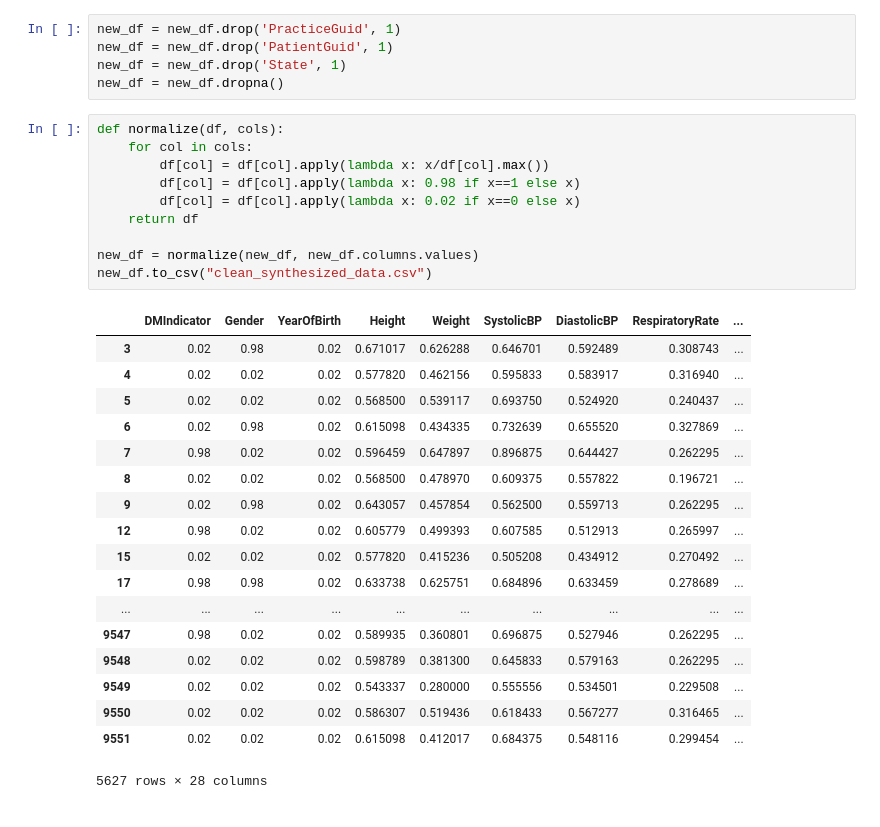
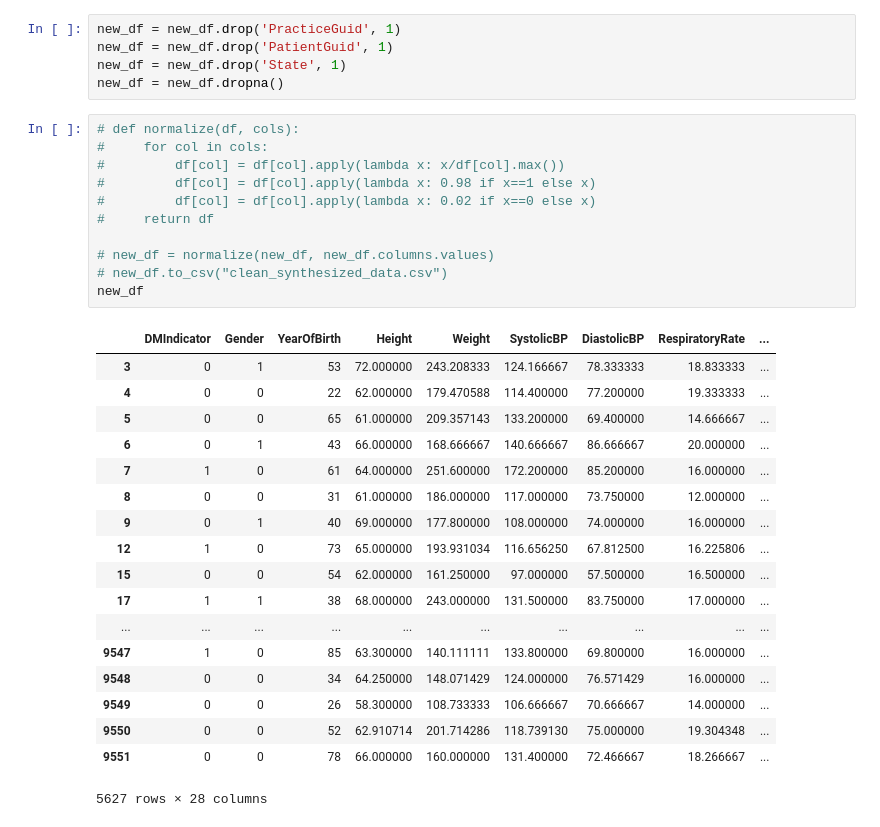
Before and after one commit to YuzhongHuang/Data-Science-Final, a Jupyter notebook: data/processed/Synthesizing.ipynb, the cells around one changed output. Saved outputs shown, nothing was run; the diff lists cells and outputs as text.

```diff
--- a/data/processed/Synthesizing.ipynb
+++ b/data/processed/Synthesizing.ipynb
@@ -16,31 +16,32 @@ new_df = new_df.drop('PatientGuid', 1)
 new_df = new_df.drop('State', 1)
 new_df = new_df.dropna()
 # %%
-def normalize(df, cols):
-    for col in cols:
-        df[col] = df[col].apply(lambda x: x/df[col].max())
-        df[col] = df[col].apply(lambda x: 0.98 if x==1 else x)
-        df[col] = df[col].apply(lambda x: 0.02 if x==0 else x)
-    return df
+# def normalize(df, cols):
+#     for col in cols:
+#         df[col] = df[col].apply(lambda x: x/df[col].max())
+#         df[col] = df[col].apply(lambda x: 0.98 if x==1 else x)
+#         df[col] = df[col].apply(lambda x: 0.02 if x==0 else x)
+#     return df
 
-new_df = normalize(new_df, new_df.columns.values)
-new_df.to_csv("clean_synthesized_data.csv")
+# new_df = normalize(new_df, new_df.columns.values)
+# new_df.to_csv("clean_synthesized_data.csv")
+new_df
 # %% [output]
 |  | DMIndicator | Gender | YearOfBirth | Height | Weight | SystolicBP | DiastolicBP | RespiratoryRate | ... |
-| 3 | 0.02 | 0.98 | 0.02 | 0.671017 | 0.626288 | 0.646701 | 0.592489 | 0.308743 | ... |
-| 4 | 0.02 | 0.02 | 0.02 | 0.577820 | 0.462156 | 0.595833 | 0.583917 | 0.316940 | ... |
-| 5 | 0.02 | 0.02 | 0.02 | 0.568500 | 0.539117 | 0.693750 | 0.524920 | 0.240437 | ... |
-| 6 | 0.02 | 0.98 | 0.02 | 0.615098 | 0.434335 | 0.732639 | 0.655520 | 0.327869 | ... |
-| 7 | 0.98 | 0.02 | 0.02 | 0.596459 | 0.647897 | 0.896875 | 0.644427 | 0.262295 | ... |
-| 8 | 0.02 | 0.02 | 0.02 | 0.568500 | 0.478970 | 0.609375 | 0.557822 | 0.196721 | ... |
-| 9 | 0.02 | 0.98 | 0.02 | 0.643057 | 0.457854 | 0.562500 | 0.559713 | 0.262295 | ... |
-| 12 | 0.98 | 0.02 | 0.02 | 0.605779 | 0.499393 | 0.607585 | 0.512913 | 0.265997 | ... |
-| 15 | 0.02 | 0.02 | 0.02 | 0.577820 | 0.415236 | 0.505208 | 0.434912 | 0.270492 | ... |
-| 17 | 0.98 | 0.98 | 0.02 | 0.633738 | 0.625751 | 0.684896 | 0.633459 | 0.278689 | ... |
+| 3 | 0 | 1 | 53 | 72.000000 | 243.208333 | 124.166667 | 78.333333 | 18.833333 | ... |
+| 4 | 0 | 0 | 22 | 62.000000 | 179.470588 | 114.400000 | 77.200000 | 19.333333 | ... |
+| 5 | 0 | 0 | 65 | 61.000000 | 209.357143 | 133.200000 | 69.400000 | 14.666667 | ... |
+| 6 | 0 | 1 | 43 | 66.000000 | 168.666667 | 140.666667 | 86.666667 | 20.000000 | ... |
+| 7 | 1 | 0 | 61 | 64.000000 | 251.600000 | 172.200000 | 85.200000 | 16.000000 | ... |
+| 8 | 0 | 0 | 31 | 61.000000 | 186.000000 | 117.000000 | 73.750000 | 12.000000 | ... |
+| 9 | 0 | 1 | 40 | 69.000000 | 177.800000 | 108.000000 | 74.000000 | 16.000000 | ... |
+| 12 | 1 | 0 | 73 | 65.000000 | 193.931034 | 116.656250 | 67.812500 | 16.225806 | ... |
+| 15 | 0 | 0 | 54 | 62.000000 | 161.250000 | 97.000000 | 57.500000 | 16.500000 | ... |
+| 17 | 1 | 1 | 38 | 68.000000 | 243.000000 | 131.500000 | 83.750000 | 17.000000 | ... |
 | ... | ... | ... | ... | ... | ... | ... | ... | ... | ... |
-| 9547 | 0.98 | 0.02 | 0.02 | 0.589935 | 0.360801 | 0.696875 | 0.527946 | 0.262295 | ... |
-| 9548 | 0.02 | 0.02 | 0.02 | 0.598789 | 0.381300 | 0.645833 | 0.579163 | 0.262295 | ... |
-| 9549 | 0.02 | 0.02 | 0.02 | 0.543337 | 0.280000 | 0.555556 | 0.534501 | 0.229508 | ... |
-| 9550 | 0.02 | 0.02 | 0.02 | 0.586307 | 0.519436 | 0.618433 | 0.567277 | 0.316465 | ... |
-| 9551 | 0.02 | 0.02 | 0.02 | 0.615098 | 0.412017 | 0.684375 | 0.548116 | 0.299454 | ... |
+| 9547 | 1 | 0 | 85 | 63.300000 | 140.111111 | 133.800000 | 69.800000 | 16.000000 | ... |
+| 9548 | 0 | 0 | 34 | 64.250000 | 148.071429 | 124.000000 | 76.571429 | 16.000000 | ... |
+| 9549 | 0 | 0 | 26 | 58.300000 | 108.733333 | 106.666667 | 70.666667 | 14.000000 | ... |
+| 9550 | 0 | 0 | 52 | 62.910714 | 201.714286 | 118.739130 | 75.000000 | 19.304348 | ... |
+| 9551 | 0 | 0 | 78 | 66.000000 | 160.000000 | 131.400000 | 72.466667 | 18.266667 | ... |
 5627 rows × 28 columns
```
Also changed, not shown: 4 other files.
